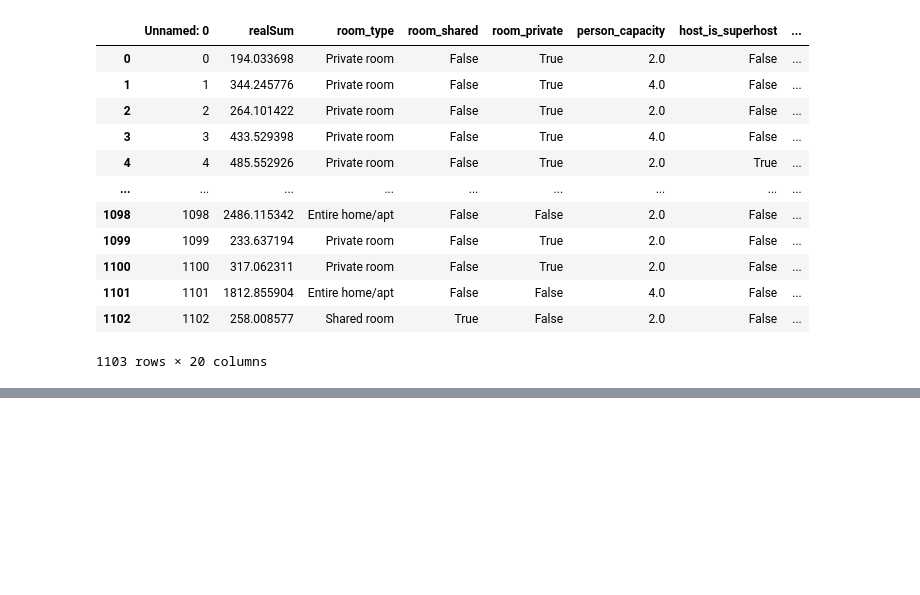
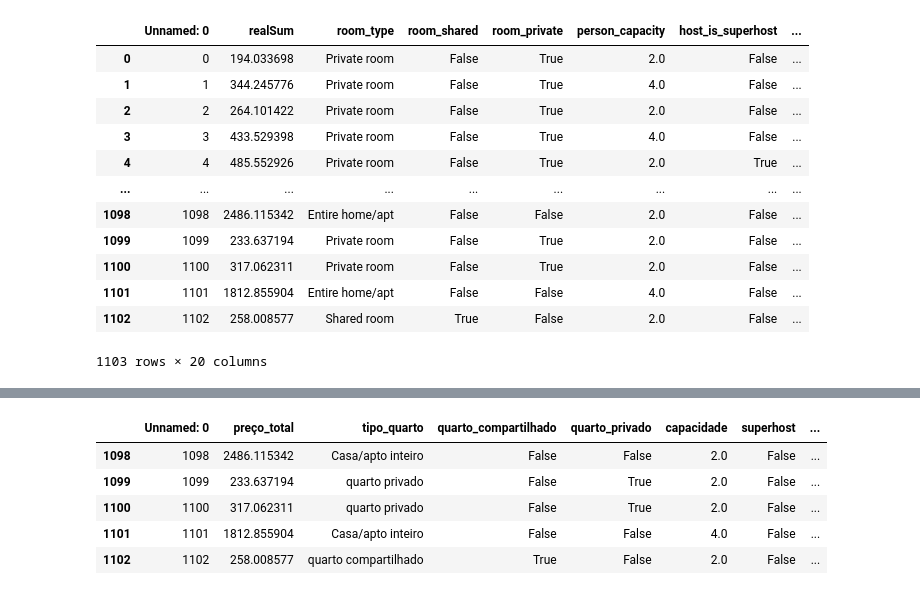
Before and after one commit to DeividAND/Projeto--01-An-lise-de-dados, a Jupyter notebook: notebooks/script01.ipynb, the cells around one changed output, grey strips where cells are left out. Saved outputs shown, nothing was run; the diff lists cells and outputs as text; code cells hidden in the pictures; blank space fills up the shorter version.

```diff
--- a/notebooks/script01.ipynb
+++ b/notebooks/script01.ipynb
@@ -40,0 +88,10 @@ display(df)
+# %%
+# visualizando as últimas linhas do df - dataframe
+df.tail()
+# %% [output]
+|  | Unnamed: 0 | preço_total | tipo_quarto | quarto_compartilhado | quarto_privado | capacidade | superhost | ... |
+| 1098 | 1098 | 2486.115342 | Casa/apto inteiro | False | False | 2.0 | False | ... |
+| 1099 | 1099 | 233.637194 | quarto privado | False | True | 2.0 | False | ... |
+| 1100 | 1100 | 317.062311 | quarto privado | False | True | 2.0 | False | ... |
+| 1101 | 1101 | 1812.855904 | Casa/apto inteiro | False | False | 4.0 | False | ... |
+| 1102 | 1102 | 258.008577 | quarto compartilhado | True | False | 2.0 | False | ... |
```
Also changed, not shown: parts of 8 cells of this notebook.
